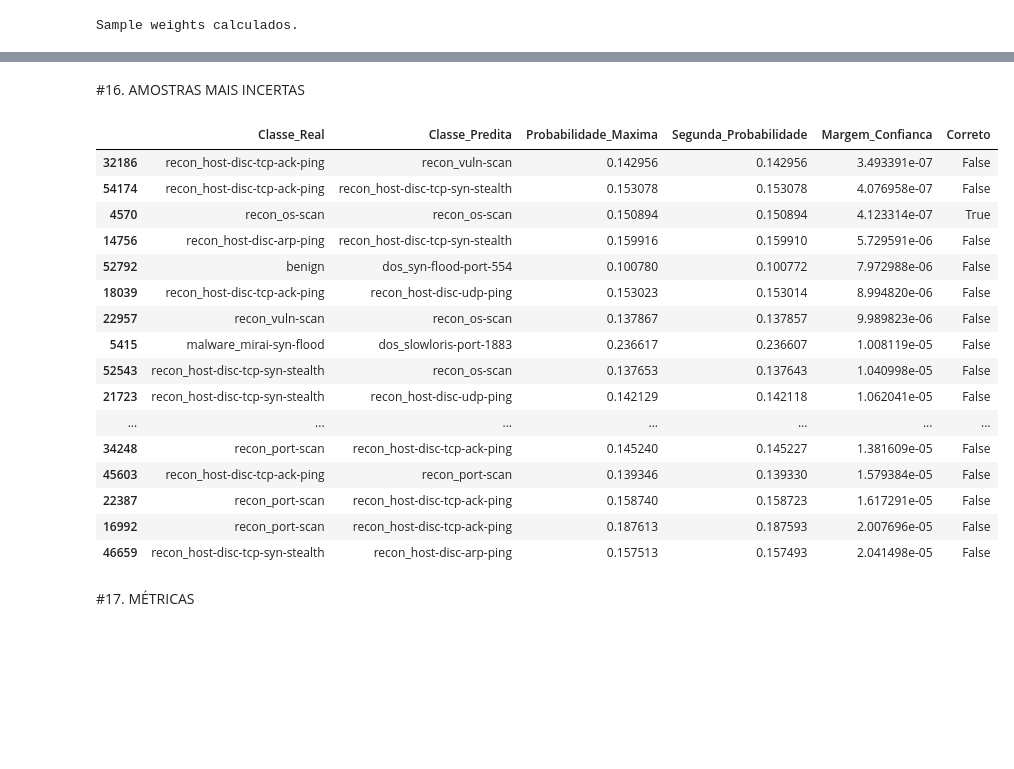
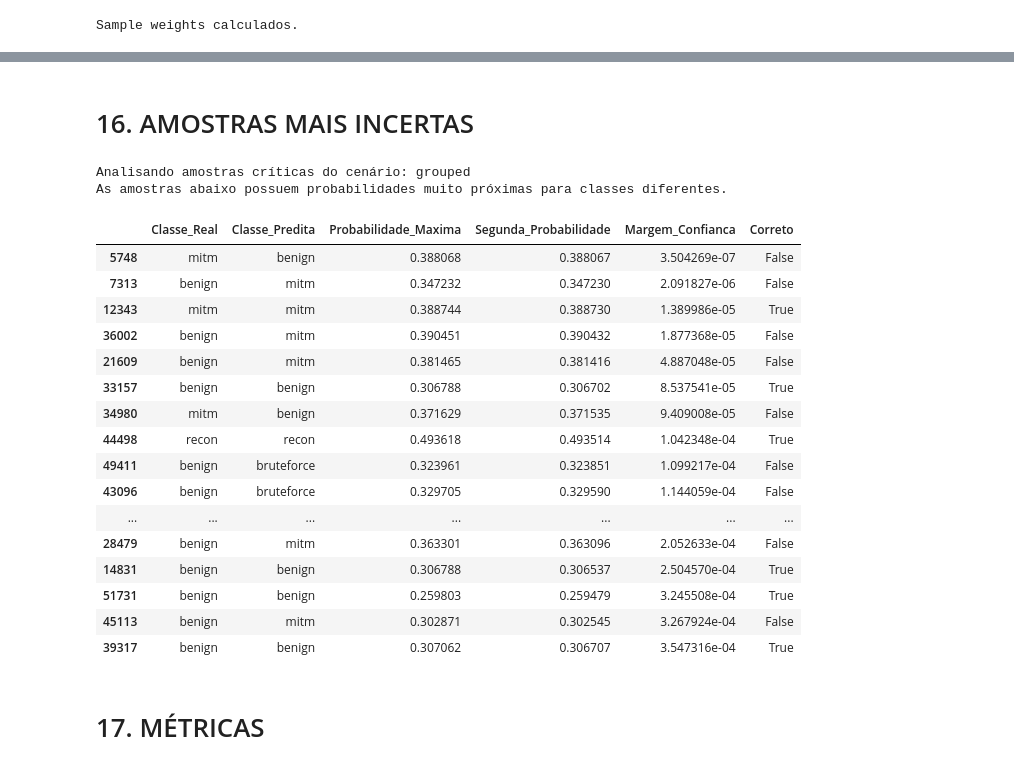
Before and after one commit to Bruno8740/projeto-detect-attack-iiot-rl-multiclasse, a Jupyter notebook: modelo.ipynb, the cells around one changed output, grey strips where cells are left out. Saved outputs shown, nothing was run; the diff lists cells and outputs as text; code cells hidden in the pictures; blank space fills up the shorter version.

```diff
--- a/modelo.ipynb
+++ b/modelo.ipynb
@@ -636,17 +559,9 @@ Sample weights calculados.
 # %%
 
-model = LogisticRegression(
-
+model_base = LogisticRegression(
     max_iter=3000,
-
-    C=1.0,
-
-    tol=1e-3,
-
     random_state=42,
-
     n_jobs=-1
 )
-
-print("Modelo criado com sucesso.")
+print("Modelo base configurado.")
 # %% [output]
@@ -897,44 +762,42 @@ Quantidade de classes:
 # %% [markdown]
-#16. AMOSTRAS MAIS INCERTAS
+# 16. AMOSTRAS MAIS INCERTAS
 # %%
 """
-============================================================
-
-OBJETIVO:
-Mostrar amostras mais difíceis.
-
-============================================================
+Identifica amostras onde o modelo teve maior dificuldade
+de decisão (menor margem entre as duas melhores classes).
 """
 
+# Ordenação ascendente: menores margens primeiro
 mais_incertas = df_result.sort_values(
-
     by="Margem_Confianca",
-
     ascending=True
 )
 
-display(
-    mais_incertas.head(20)
-)
+print(f"Analisando amostras críticas do cenário: {exp['suffix']}")
+print("As amostras abaixo possuem probabilidades muito próximas para classes diferentes.")
+
+display(mais_incertas.head(20))
 # %% [output]
+Analisando amostras críticas do cenário: grouped
+As amostras abaixo possuem probabilidades muito próximas para classes diferentes.
 |  | Classe_Real | Classe_Predita | Probabilidade_Maxima | Segunda_Probabilidade | Margem_Confianca | Correto |
-| 32186 | recon_host-disc-tcp-ack-ping | recon_vuln-scan | 0.142956 | 0.142956 | 3.493391e-07 | False |
-| 54174 | recon_host-disc-tcp-ack-ping | recon_host-disc-tcp-syn-stealth | 0.153078 | 0.153078 | 4.076958e-07 | False |
-| 4570 | recon_os-scan | recon_os-scan | 0.150894 | 0.150894 | 4.123314e-07 | True |
-| 14756 | recon_host-disc-arp-ping | recon_host-disc-tcp-syn-stealth | 0.159916 | 0.159910 | 5.729591e-06 | False |
-| 52792 | benign | dos_syn-flood-port-554 | 0.100780 | 0.100772 | 7.972988e-06 | False |
-| 18039 | recon_host-disc-tcp-ack-ping | recon_host-disc-udp-ping | 0.153023 | 0.153014 | 8.994820e-06 | False |
-| 22957 | recon_vuln-scan | recon_os-scan | 0.137867 | 0.137857 | 9.989823e-06 | False |
-| 5415 | malware_mirai-syn-flood | dos_slowloris-port-1883 | 0.236617 | 0.236607 | 1.008119e-05 | False |
-| 52543 | recon_host-disc-tcp-syn-stealth | recon_os-scan | 0.137653 | 0.137643 | 1.040998e-05 | False |
-| 21723 | recon_host-disc-tcp-syn-stealth | recon_host-disc-udp-ping | 0.142129 | 0.142118 | 1.062041e-05 | False |
+| 5748 | mitm | benign | 0.388068 | 0.388067 | 3.504269e-07 | False |
+| 7313 | benign | mitm | 0.347232 | 0.347230 | 2.091827e-06 | False |
+| 12343 | mitm | mitm | 0.388744 | 0.388730 | 1.389986e-05 | True |
+| 36002 | benign | mitm | 0.390451 | 0.390432 | 1.877368e-05 | False |
+| 21609 | benign | mitm | 0.381465 | 0.381416 | 4.887048e-05 | False |
+| 33157 | benign | benign | 0.306788 | 0.306702 | 8.537541e-05 | True |
+| 34980 | mitm | benign | 0.371629 | 0.371535 | 9.409008e-05 | False |
+| 44498 | recon | recon | 0.493618 | 0.493514 | 1.042348e-04 | True |
+| 49411 | benign | bruteforce | 0.323961 | 0.323851 | 1.099217e-04 | False |
+| 43096 | benign | bruteforce | 0.329705 | 0.329590 | 1.144059e-04 | False |
 | ... | ... | ... | ... | ... | ... | ... |
-| 34248 | recon_port-scan | recon_host-disc-tcp-ack-ping | 0.145240 | 0.145227 | 1.381609e-05 | False |
-| 45603 | recon_host-disc-tcp-ack-ping | recon_port-scan | 0.139346 | 0.139330 | 1.579384e-05 | False |
-| 22387 | recon_port-scan | recon_host-disc-tcp-ack-ping | 0.158740 | 0.158723 | 1.617291e-05 | False |
-| 16992 | recon_port-scan | recon_host-disc-tcp-ack-ping | 0.187613 | 0.187593 | 2.007696e-05 | False |
-| 46659 | recon_host-disc-tcp-syn-stealth | recon_host-disc-arp-ping | 0.157513 | 0.157493 | 2.041498e-05 | False |
+| 28479 | benign | mitm | 0.363301 | 0.363096 | 2.052633e-04 | False |
+| 14831 | benign | benign | 0.306788 | 0.306537 | 2.504570e-04 | True |
+| 51731 | benign | benign | 0.259803 | 0.259479 | 3.245508e-04 | True |
+| 45113 | benign | mitm | 0.302871 | 0.302545 | 3.267924e-04 | False |
+| 39317 | benign | benign | 0.307062 | 0.306707 | 3.547316e-04 | True |
 # %% [markdown]
-#17. MÉTRICAS
+# 17. MÉTRICAS
 # %%
 """
```
Also changed, not shown: parts of 39 cells of this notebook, 3 other files.
